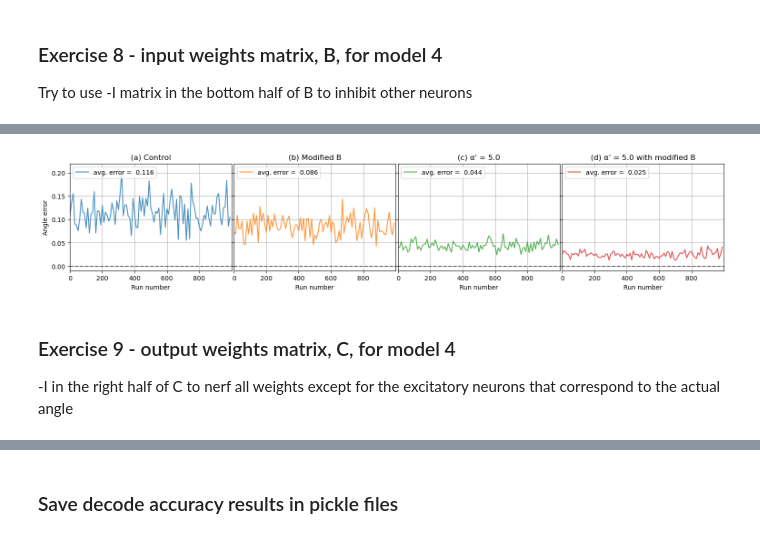
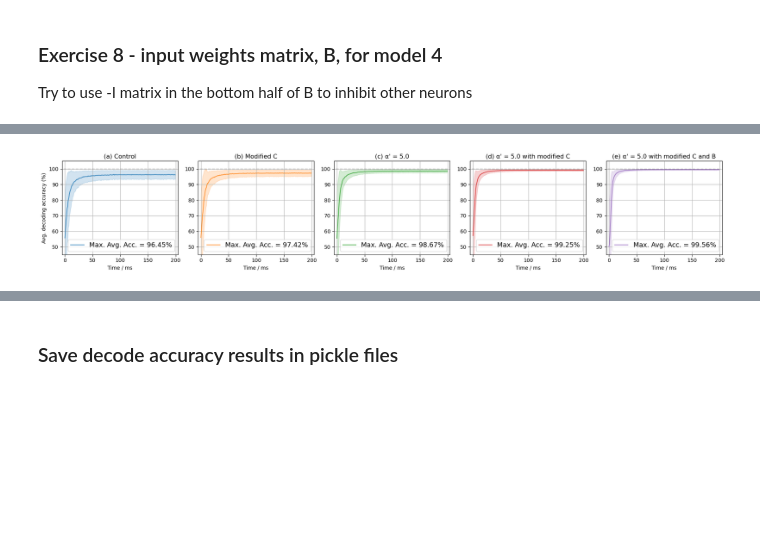
Before and after one commit to elbertwang00/4G3-Courseworks, a Jupyter notebook: Coursework1/coursework1.ipynb, the cells around one changed output, grey strips where cells are left out. Saved outputs shown, nothing was run; the diff lists cells and outputs as text; code cells hidden in the pictures; blank space fills up the shorter version.

```diff
--- a/Coursework1/coursework1.ipynb
+++ b/Coursework1/coursework1.ipynb
@@ -417,3 +608,23 @@ for i, model in enumerate(models):
+# %%
+# Initialise models
+model4 = setModel4()
+CQ9 = np.concatenate((np.diag(np.ones(model4.m)), -np.diag(np.ones(model4.m))), axis=1)
+model4Q9 = setModel4(C=CQ9)
+models = [model4, model4Q9]
+
+# 1ms steps are set as default
+responses = [[] for _ in models]
+noisyOutputs = [[] for _ in models]
+
+timesteps = np.arange(0,201)
+qTimes = [10,50,100,200]
+
+for i, model in enumerate(models):
+    model.theta = np.pi
+    for t in timesteps:
+        responses[i].append(model.r)
+        noisyOutputs[i].append(model.noisyOutput)
+        model.stepTime()
 # %%
 sns.set_palette('muted')
 fig,ax = plt.subplots(2,2, figsize=[10,6])
@@ -469,33 +683,34 @@ else:
 # %%
-fig,ax = plt.subplots(1,4,figsize=[15,3])
+fig,ax = plt.subplots(1,5,figsize=[19,3.5])
 
 plotLabels = [f"Control",
-              f"Modified B",
+              f"Modified C",
               f"α' = 5.0",
-              f"α' = 5.0 with modified B"]
+              f"α' = 5.0 with modified C",
+              f"α' = 5.0 with modified C and B"]
 
-avgStepSize = 10
+timesteps = np.arange(0,200)
 
 for i in range(len(models)):
-    ax[i].plot(np.arange(0,len(decodeAccuracies8[i]),avgStepSize), trialAvg(decodeAccuracies8[i],avgStepSize), color=defaultColors[i], alpha=0.8, label=f"avg. error = {np.mean(decodeAccuracies8[i]): .3f}")
-    ax[i].hlines(0,-2,len(decodeAccuracies8[0])+2, color='black', linestyle='--', alpha=0.5)
+    accs = 100 - decodeAccuracies9[i][:,1:] / np.pi * 100
+    stdDev = np.var(accs, axis=0)**0.5
+    avgAcc = np.mean(accs, axis=0)
+    ax[i].fill_between(timesteps, avgAcc + stdDev, avgAcc - stdDev, color=defaultColors[i], alpha=0.2)
+    ax[i].plot(timesteps, avgAcc, color=defaultColors[i], alpha=0.8, label=f"Max. Avg. Acc. = {max(avgAcc):.2f}%")
+    ax[i].hlines(100,-2,accs.shape[1]+2, color='black', linestyle='--', alpha=0.2, label='_Hidden')
 
     ax[i].set_title(f"({letters[i]}) {plotLabels[i]}")
-    ax[i].set_xlabel('Run number')
+    ax[i].set_xlabel('Time / ms')
 
-    ax[i].set_xlim(0,len(decodeAccuracies8[0])-0.5)
-    ax[i].set_ylim(-0.01, 0.22)
+    ax[i].set_xlim(-5, accs.shape[1]+4)
+    ax[i].set_ylim(45, 105)
     ax[i].grid()
-    ax[i].legend(loc='upper left')
+    ax[i].legend(loc='lower right', fontsize=13)
 
-    if i!=0:
-        ax[i].set_yticklabels([])
+    if i==0:
+        ax[i].set_ylabel('Avg. decoding accuracy (%)')
 
-ax[0].set_ylabel('Angle error')
-fig.tight_layout(pad=0.05)
+fig.tight_layout(h_pad=1, w_pad=0)
 plt.show()
 # %% [output]
-[figure, old version]
+[figure, new version]
-# %% [markdown]
-### Exercise 9 - output weights matrix, C, for model 4
--I in the right half of C to nerf all weights except for the excitatory neurons that correspond to the actual angle
```
Also changed, not shown: parts of 26 cells of this notebook, 4 other files.
